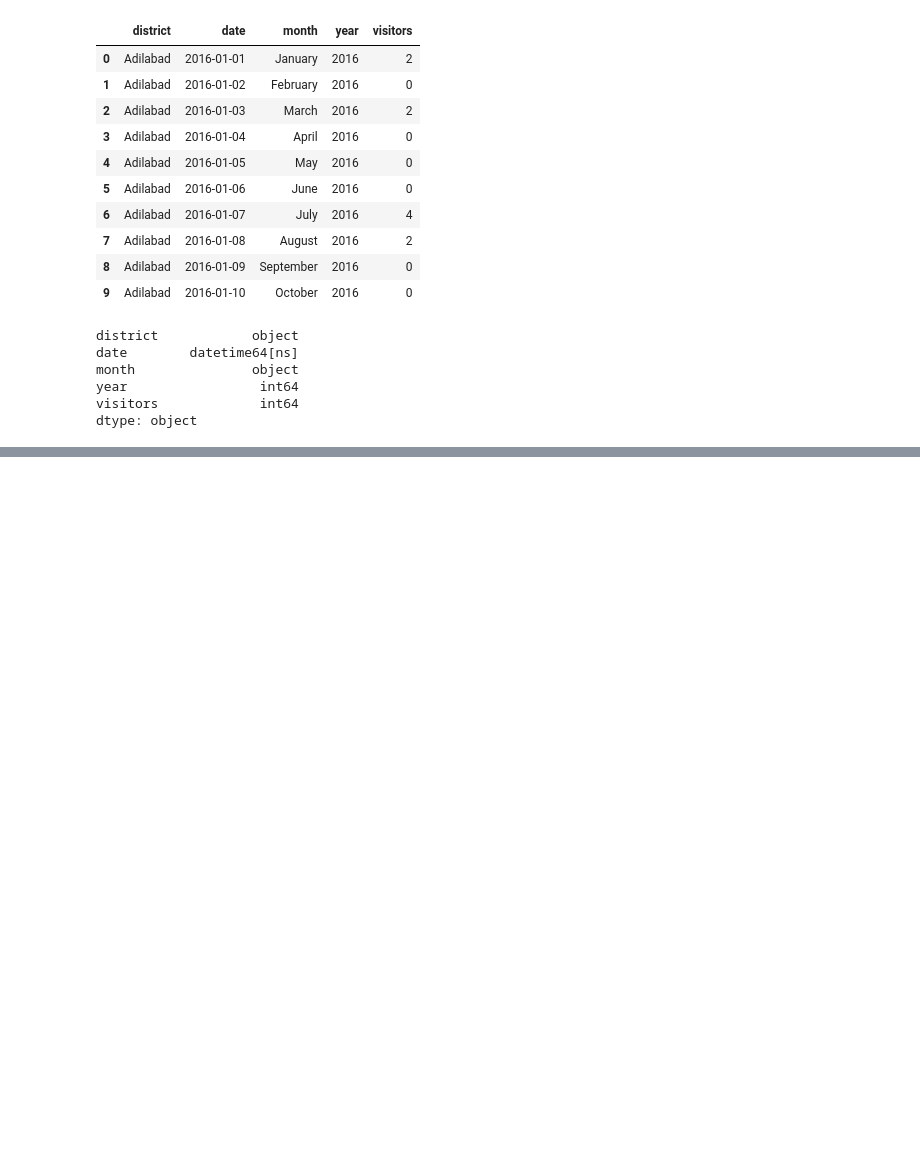
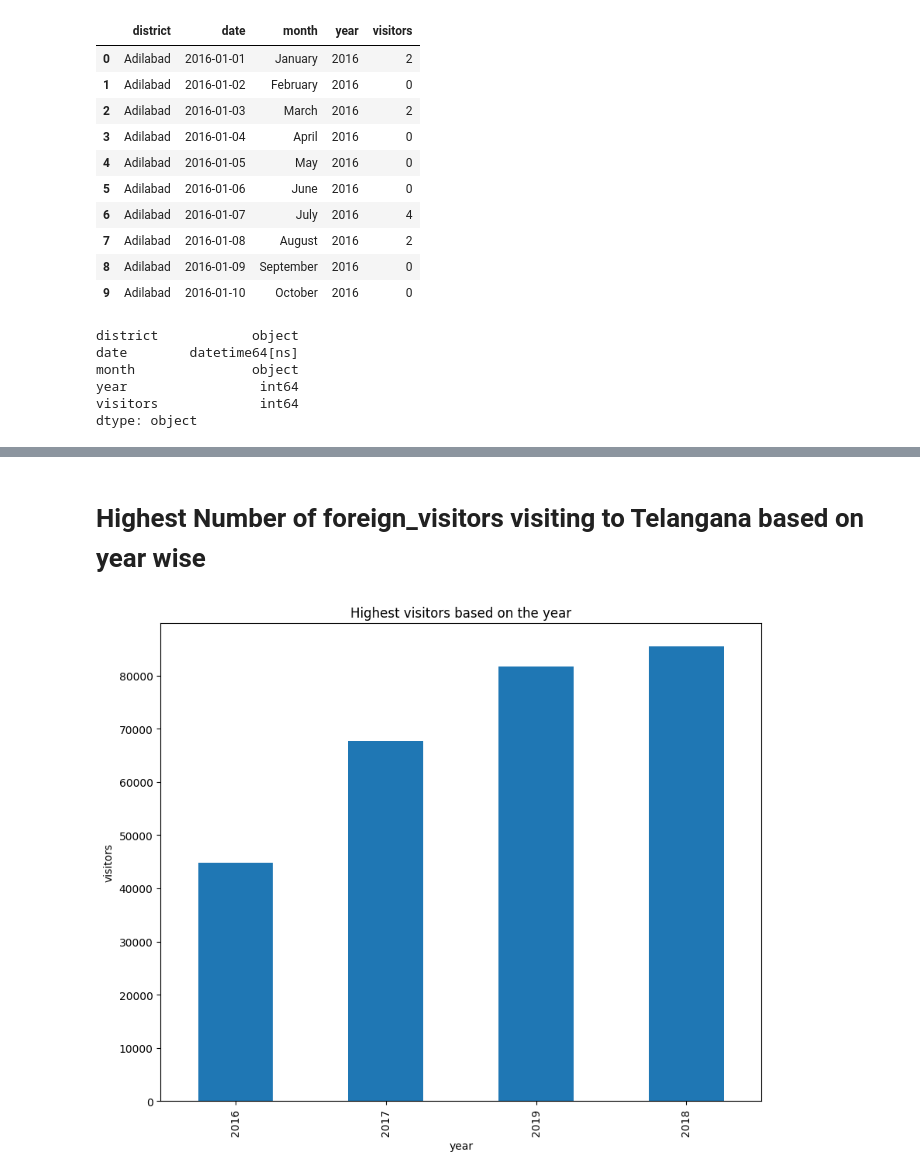
Before and after one commit to PRANAY1258/Telangana_tourism-EDA-, a Jupyter notebook: Telangana_tourism_data.ipynb, the cells around one changed output, grey strips where cells are left out. Cells and saved outputs as stored; diff of their text form; code cells hidden in the pictures; blank space fills up the shorter version.

```diff
--- a/Telangana_tourism_data.ipynb
+++ b/Telangana_tourism_data.ipynb
@@ -254,0 +284,11 @@ data = pd.concat([df1, df2], axis=1)
+# %% [markdown]
+# **Highest Number of foreign_visitors visiting to Telangana based on year wise**
+# %%
+plt.figure(figsize=(10,8))
+(df2.groupby('foreign_year')['foreign_visitors'].mean()*100).sort_values().plot(kind = 'bar')
+plt.title('Highest visitors based on the year')
+plt.xlabel('year')
+plt.ylabel('visitors')
+plt.show()
+# %% [output]
+[figure, added]
```
Also changed, not shown: parts of 35 cells of this notebook.
